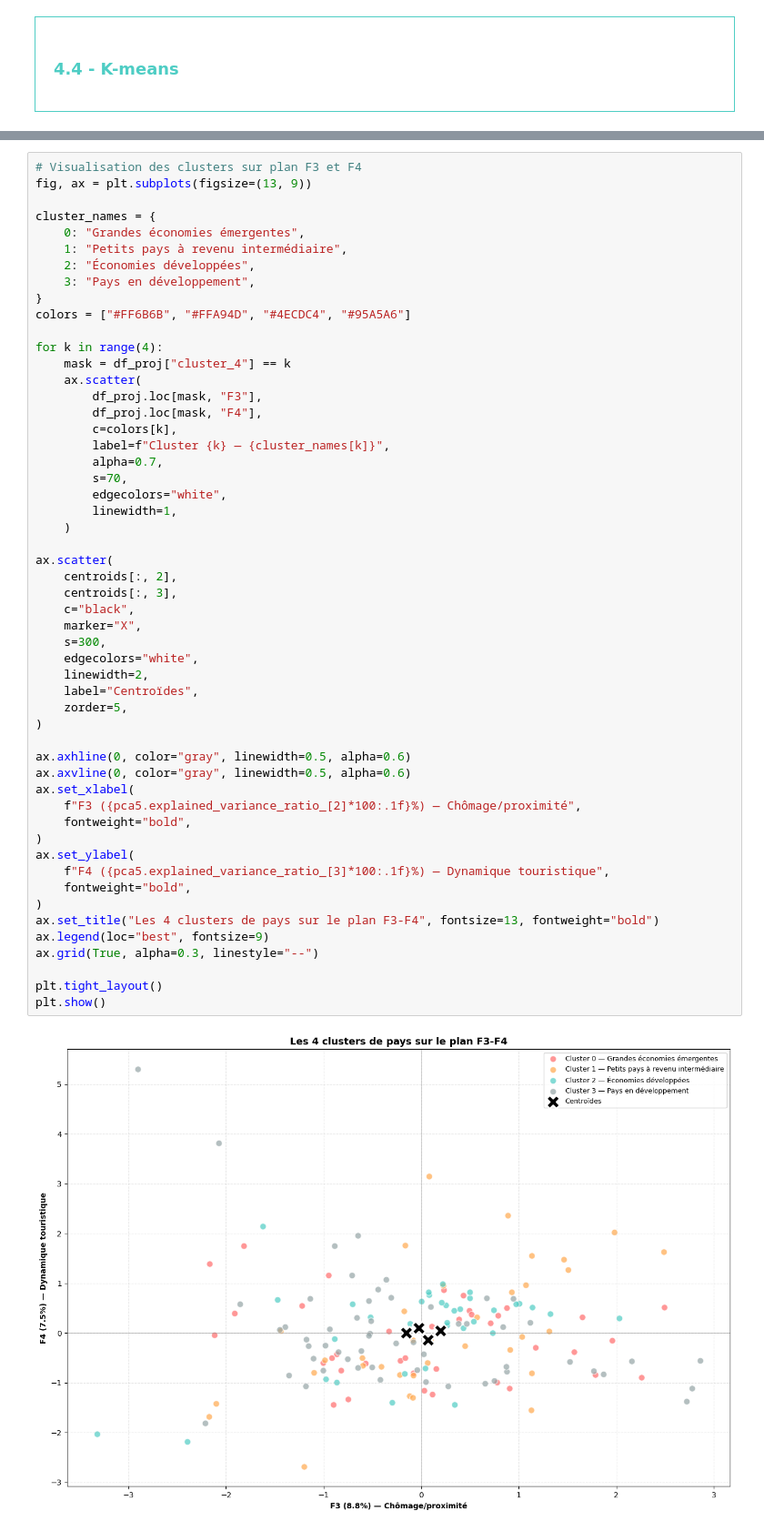
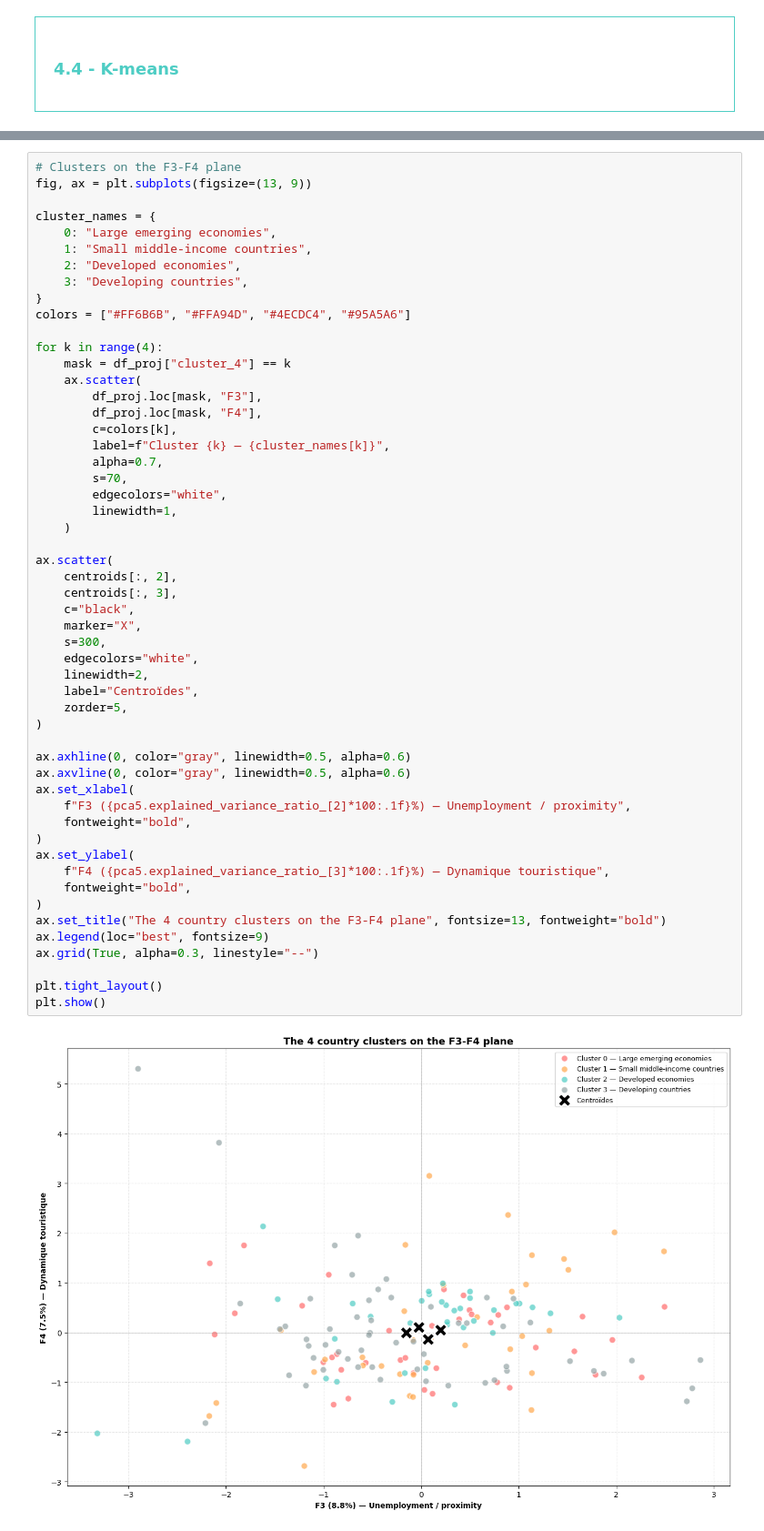
Before and after one commit to axeldrtdata/poultry-export-markets, a Jupyter notebook: notebooks/02-pca-and-clustering.ipynb, the cells around one changed output, grey strips where cells are left out. Shown at 91% size. Drawn from its saved outputs; the diff is of its cells as text.

```diff
--- a/notebooks/02-pca-and-clustering.ipynb
+++ b/notebooks/02-pca-and-clustering.ipynb
@@ -661,12 +661,12 @@ Les centroïdes (croix noires) matérialisent le centre de gravité de chaque gr
 # %%
-# Visualisation des clusters sur plan F3 et F4
+# Clusters on the F3-F4 plane
 fig, ax = plt.subplots(figsize=(13, 9))
 
 cluster_names = {
-    0: "Grandes économies émergentes",
-    1: "Petits pays à revenu intermédiaire",
-    2: "Économies développées",
-    3: "Pays en développement",
+    0: "Large emerging economies",
+    1: "Small middle-income countries",
+    2: "Developed economies",
+    3: "Developing countries",
 }
 colors = ["#FF6B6B", "#FFA94D", "#4ECDC4", "#95A5A6"]
 
@@ -683,34 +683,34 @@ for k in range(4):
         linewidth=1,
     )
 
 ax.scatter(
     centroids[:, 2],
     centroids[:, 3],
     c="black",
     marker="X",
     s=300,
     edgecolors="white",
     linewidth=2,
     label="Centroïdes",
     zorder=5,
 )
 
 ax.axhline(0, color="gray", linewidth=0.5, alpha=0.6)
 ax.axvline(0, color="gray", linewidth=0.5, alpha=0.6)
 ax.set_xlabel(
-    f"F3 ({pca5.explained_variance_ratio_[2]*100:.1f}%) — Chômage/proximité",
+    f"F3 ({pca5.explained_variance_ratio_[2]*100:.1f}%) — Unemployment / proximity",
     fontweight="bold",
 )
 ax.set_ylabel(
     f"F4 ({pca5.explained_variance_ratio_[3]*100:.1f}%) — Dynamique touristique",
     fontweight="bold",
 )
-ax.set_title("Les 4 clusters de pays sur le plan F3-F4", fontsize=13, fontweight="bold")
+ax.set_title("The 4 country clusters on the F3-F4 plane", fontsize=13, fontweight="bold")
 ax.legend(loc="best", fontsize=9)
 ax.grid(True, alpha=0.3, linestyle="--")
 
 plt.tight_layout()
 plt.show()
 # %% [output]
-[figure, old version]
+[figure, new version]
 # %% [markdown]
```
Also changed, not shown: parts of 68 cells of this notebook, 1 other file.
